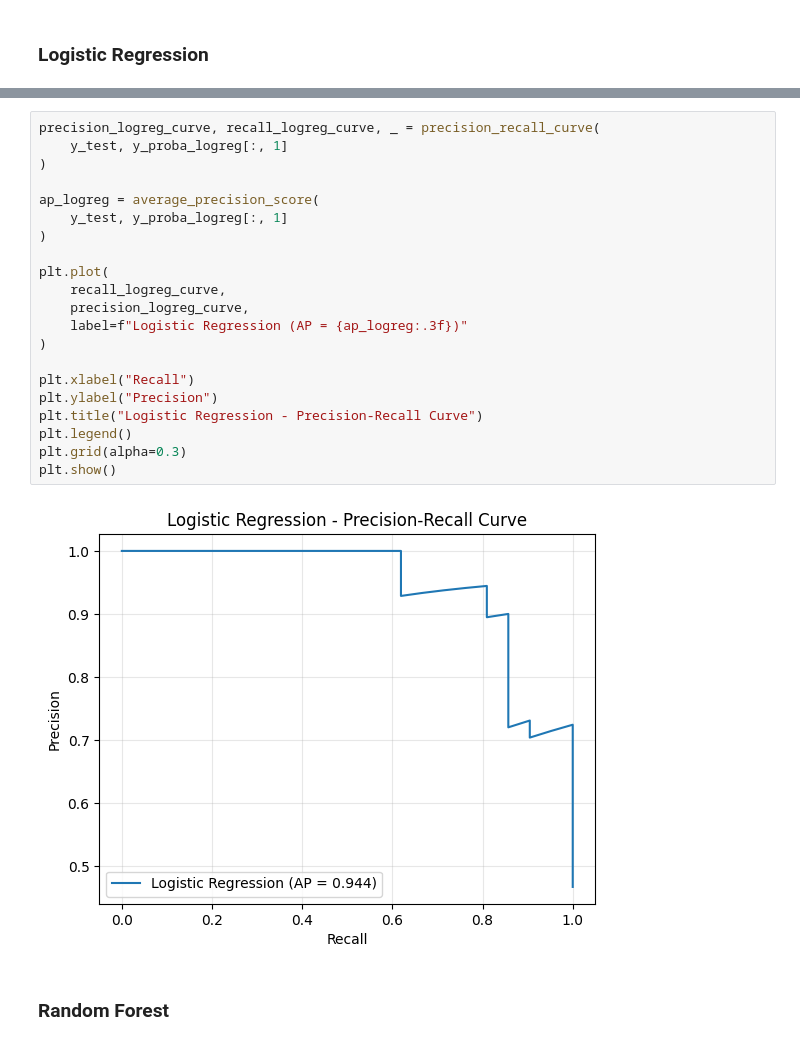
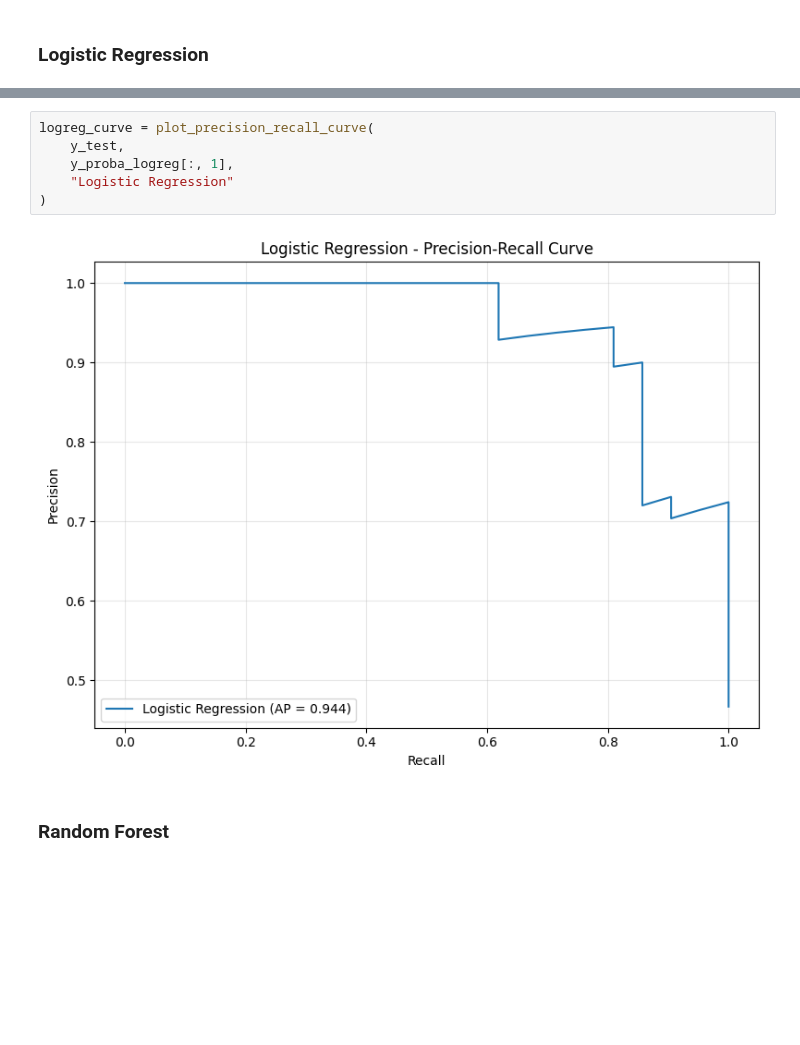
Before and after one commit to samy-bouchentouf/heart-disease-prediction, a Jupyter notebook: notebooks/model_comparison.ipynb, the cells around one changed output, grey strips where cells are left out. Drawn from its saved outputs; the diff is of its cells as text; blank space fills up the shorter version.

```diff
--- a/notebooks/model_comparison.ipynb
+++ b/notebooks/model_comparison.ipynb
@@ -79,26 +66,11 @@ plt.show()
 # %%
-precision_logreg_curve, recall_logreg_curve, _ = precision_recall_curve(
-    y_test, y_proba_logreg[:, 1]
+logreg_curve = plot_precision_recall_curve(
+    y_test,
+    y_proba_logreg[:, 1],
+    "Logistic Regression"
 )
-
-ap_logreg = average_precision_score(
-    y_test, y_proba_logreg[:, 1]
-)
-
-plt.plot(
-    recall_logreg_curve,
-    precision_logreg_curve,
-    label=f"Logistic Regression (AP = {ap_logreg:.3f})"
-)
-
-plt.xlabel("Recall")
-plt.ylabel("Precision")
-plt.title("Logistic Regression - Precision-Recall Curve")
-plt.legend()
-plt.grid(alpha=0.3)
-plt.show()
 # %% [output]
-[figure, old version]
+[figure, new version]
 # %% [markdown]
 ### Random Forest
 # %%
```
Also changed, not shown: parts of 13 cells of this notebook, 2 other files.
